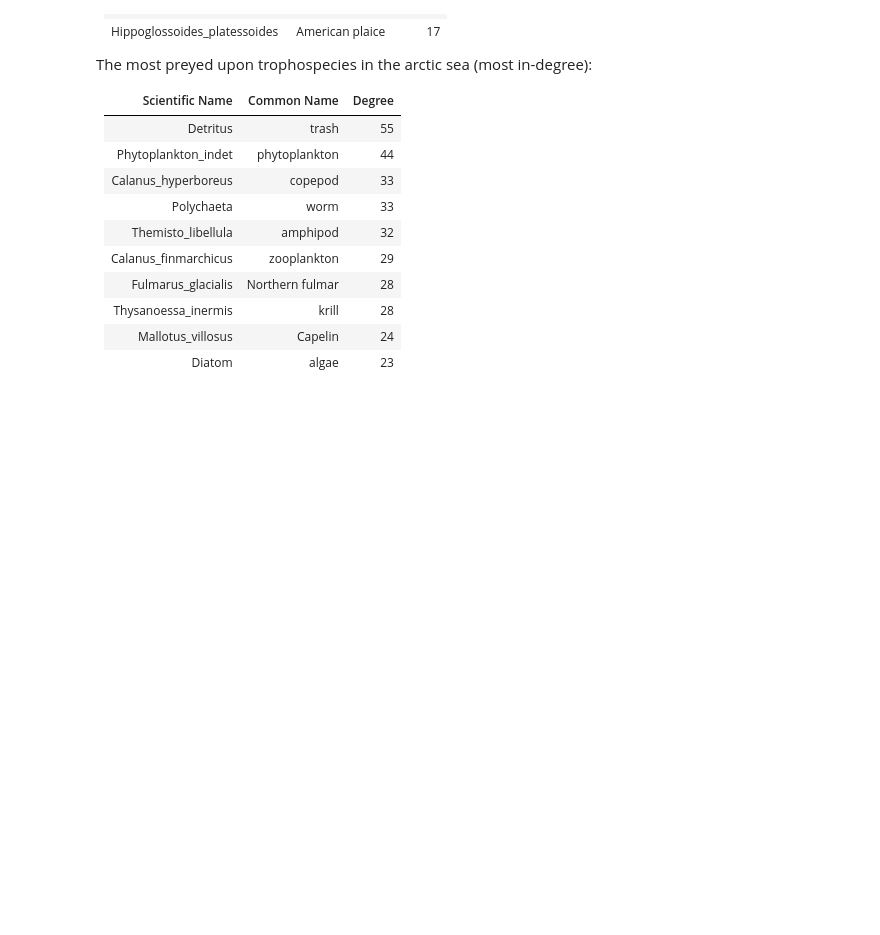
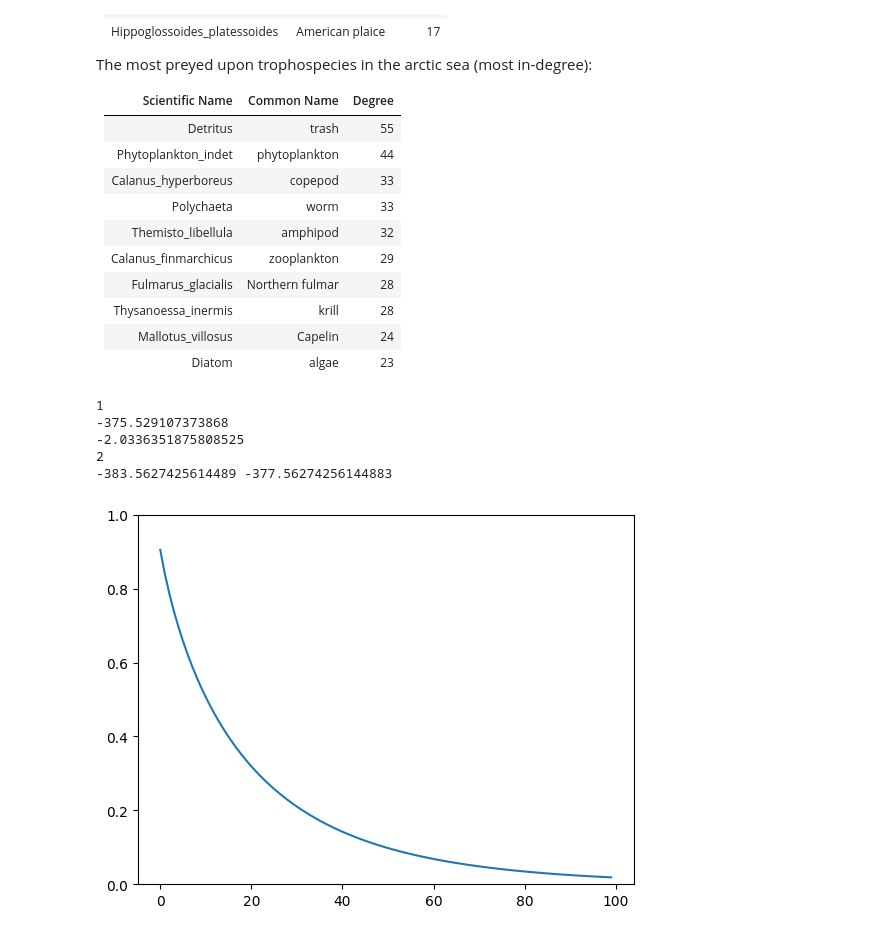
Before and after one commit to Tkloster01/BioFinalProject, a Jupyter notebook: main.ipynb, the cells around one changed output. Cells and saved outputs as stored; diff of their text form; code cells hidden in the pictures; blank space fills up the shorter version.

```diff
--- a/main.ipynb
+++ b/main.ipynb
@@ -312,0 +400,25 @@ The most preyed upon trophospecies in the arctic sea (most in-degree):
+# %%
+spins = {}
+for i in range(len(borealAdjacency[0])):
+    spins[i] = np.random.choice(range(4))
+
+print(spins[0])
+
+startHam = calculateHamiltonian(borealGraph, borealAdjacency, spins, 4, 1)
+print(startHam)
+
+hold = (spins[0] + 1) % 4
+delta = changeInEnergy(borealGraph, borealAdjacency, spins, 0, spins[0], hold, 1)
+print(delta)
+
+spins[0] = hold
+print(spins[0])
+
+endHam = calculateHamiltonian(borealGraph, borealAdjacency, spins, 4, 1)
+print(endHam, startHam + delta)
+# %% [output]
+1
+-375.529107373868
+-2.0336351875808525
+2
+-383.5627425614489 -377.56274256144883
@@ -312,0 +430,10 @@ The most preyed upon trophospecies in the arctic sea (most in-degree):
+# %%
+time = list(range(100))
+temperature = [2/(tt+1)**.8 for tt in time]
+paccept = [np.exp(-0.2/temp) for temp in temperature]
+
+plt.plot(time, paccept)
+plt.ylim([0,1])
+plt.show()
+# %% [output]
+[figure, added]
```
Also changed, not shown: parts of 22 cells of this notebook, 5 other files.
